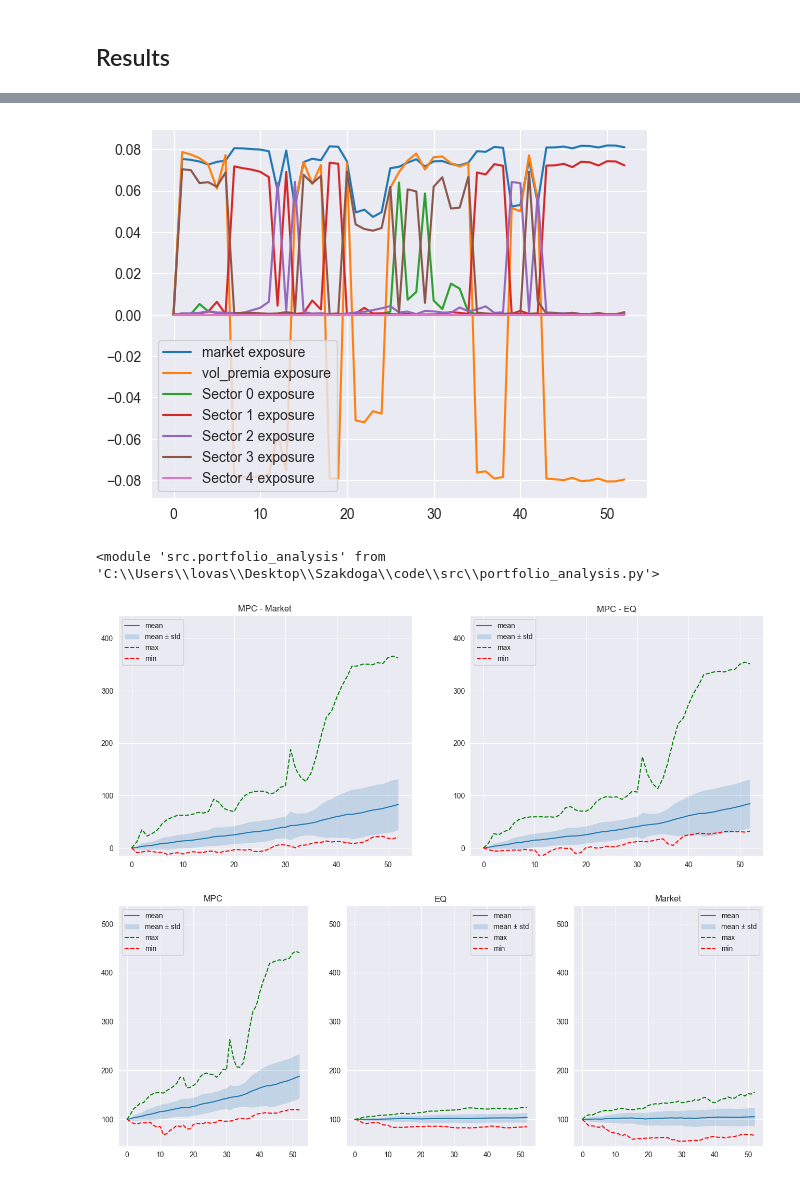
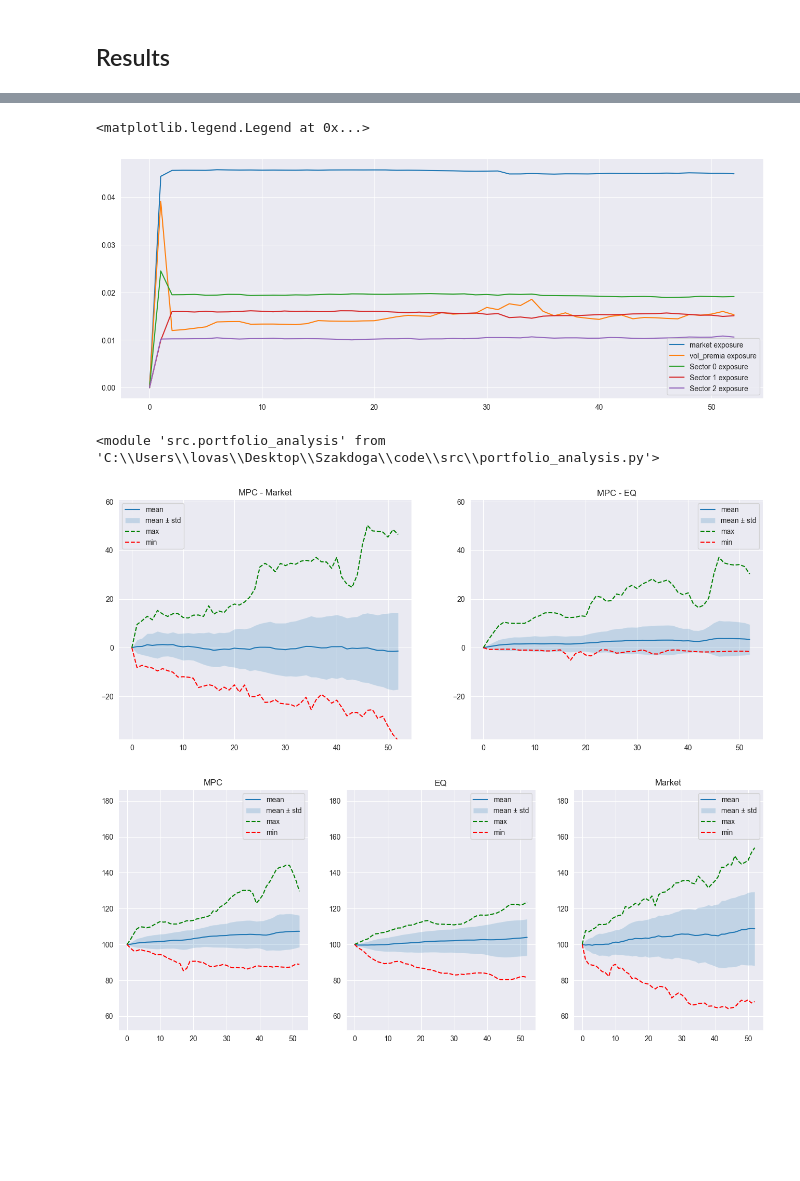
Before and after one commit to V4laky/PortfolioMPC, a Jupyter notebook: notebooks/convex_opt.ipynb, the cells around one changed output, grey strips where cells are left out. Cells and saved outputs as stored; diff of their text form; code cells hidden in the pictures; blank space fills up the shorter version.

Commit message:
Added file usage for simulations, more analysis, and fixes

```diff
--- a/notebooks/convex_opt.ipynb
+++ b/notebooks/convex_opt.ipynb
@@ -16,7 +16,11 @@ from src.Market import Market
 # %%
 from joblib import dump, load
 
-market = load(project_root / "results/market_simulation_final.joblib")
+market = load(project_root / "results/market_simulation_final_2.joblib")
+market_model = load(project_root / 'results/market_model_GJR.joblib')
+# %%
+#base_w=np.array([.35, .25, .2, .2]) # try less vol_premia and more sector, makes sense to have less vol premia
+market = Market(20, 3, market_model, rf = 0.0001, market_scale_arch=100, random_seed=42, base_w=np.array([.35, .15, .3, .2]))
 # %%
 import src.utils
 from importlib import reload
@@ -132,8 +147,8 @@ dump(eq_sims, project_root / "results/dyn_beta/eq_sims_cvar.joblib")
 # %%
 from joblib import load
-MPC_sims = load(project_root / "results/dyn_beta/MPC_sims_cvar.joblib")
-market_sims = load(project_root / "results/dyn_beta/market_sims_cvar.joblib")
-eq_sims = load(project_root / "results/dyn_beta/eq_sims_cvar.joblib")
+MPC_sims = load(project_root / "results/idio_20/MPC_sims_3asset_var.joblib")
+market_sims = load(project_root / "results/idio_20/market_sims_3asset_var.joblib")
+eq_sims = load(project_root / "results/idio_20/eq_sims_3asset_var.joblib")
 # %%
-df = pd.DataFrame(MPC_sims[4])
-eq_df = pd.DataFrame(eq_sims[4])
+df = pd.DataFrame(MPC_sims[0]) # 36, 48 is interesting too in var
+eq_df = pd.DataFrame(eq_sims[0])
@@ -263,19 +288,24 @@ w_ = weights.T.loc[1:]
 # %%
 # Plot exposures to factors from coefficients
 
-(weights @ np.hstack([0, market.betas]) / market.betas.sum()).plot(label = 'market exposure', legend=True)
-(weights @ np.hstack([0, market.vol_premia]) / np.linalg.norm(market.vol_premia, 1)).plot(label = 'vol_premia exposure', legend=True)
+fig, ax = plt.subplots(1,1, figsize=(16,6))
+
+(weights @ np.hstack([0, market.betas]) / market.betas.sum()).plot(label = 'market exposure', ax=ax)
+(weights @ np.hstack([0, market.vol_premia]) / np.linalg.norm(market.vol_premia, 1)).plot(label = 'vol_premia exposure', ax=ax)
 
 sector_exps = []
 sector_scale = market.sector_coeffs.sum()
 
 for sector in range(market.n_sectors):
     sector_mask = market.sectors == sector
     sector_exp = market.sector_coeffs[sector_mask] @ w_.iloc[sector_mask]
     sector_exps.append(sector_exp)
-    (sector_exp / sector_scale).plot(label = f'Sector {sector} exposure', legend=True)
+    (sector_exp / sector_scale).plot(label = f'Sector {sector} exposure', ax=ax)
+
+ax.legend()
 # %% [output]
+<matplotlib.legend.Legend at 0x...>
-[figure, old version]
+[figure, new version]
 # %%
 market_sims = pd.DataFrame(market_sims)
 MPC_sims = pd.DataFrame(MPC_sims.sum(axis=2))
@@ -291,11 +321,11 @@ from src.portfolio_analysis import plot_simulations, compute_returns, compute_me
 # %%
 plot_simulations([MPC_sims - market_sims, MPC_sims - eq_sims], labels=["MPC - Market", 'MPC - EQ'])
 # %% [output]
-[figure, old version]
+[figure, new version]
 # %%
 plot_simulations([MPC_sims, eq_sims, market_sims], labels=['MPC', 'EQ', 'Market'])
 # %% [output]
-[figure, old version]
+[figure, new version]
 # %%
 returns = compute_returns([MPC_sims, eq_sims, market_sims], names=['MPC', 'EQ', 'Market'])
 # %%
```
Also changed, not shown: parts of 25 cells of this notebook, 5 other files.
